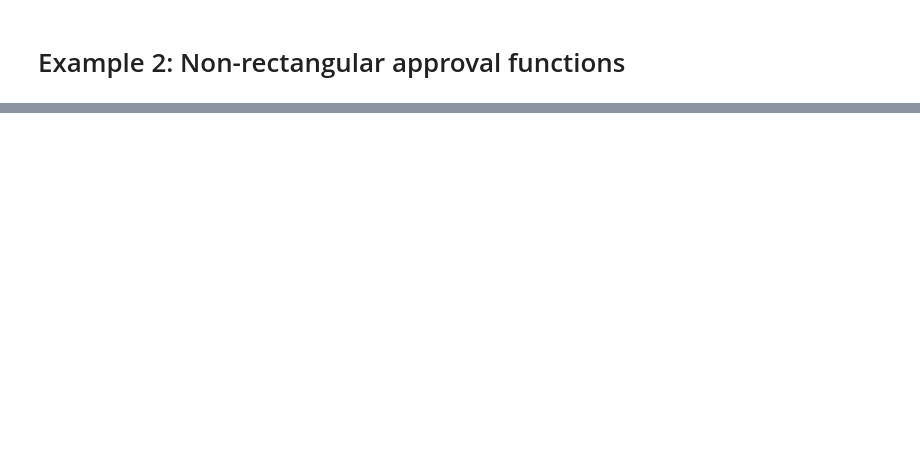
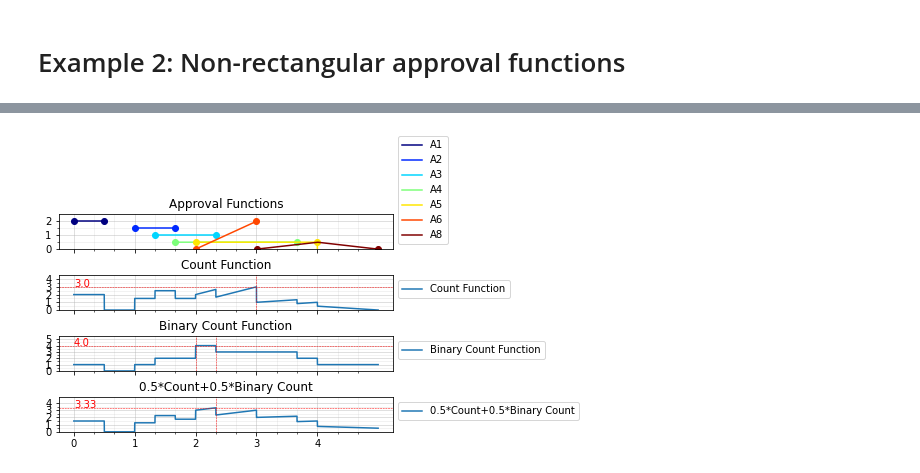
Before and after one commit to tiasondjaja/circular_societies, a Jupyter notebook: functional_approval_example.ipynb, the cells around one changed output, grey strips where cells are left out. Cells and saved outputs as stored; diff of their text form; code cells hidden in the pictures; blank space fills up the shorter version.

```diff
--- a/functional_approval_example.ipynb
+++ b/functional_approval_example.ipynb
@@ -64 +62,5 @@ Approval Set names: ['A1', 'A2', 'A3', 'A4', 'A5', 'A6', 'A8']
+# %%
+T.visualize()
+# %% [output]
+[figure, added]
 # %%
```
Also changed, not shown: parts of 17 cells of this notebook, 2 other files.
